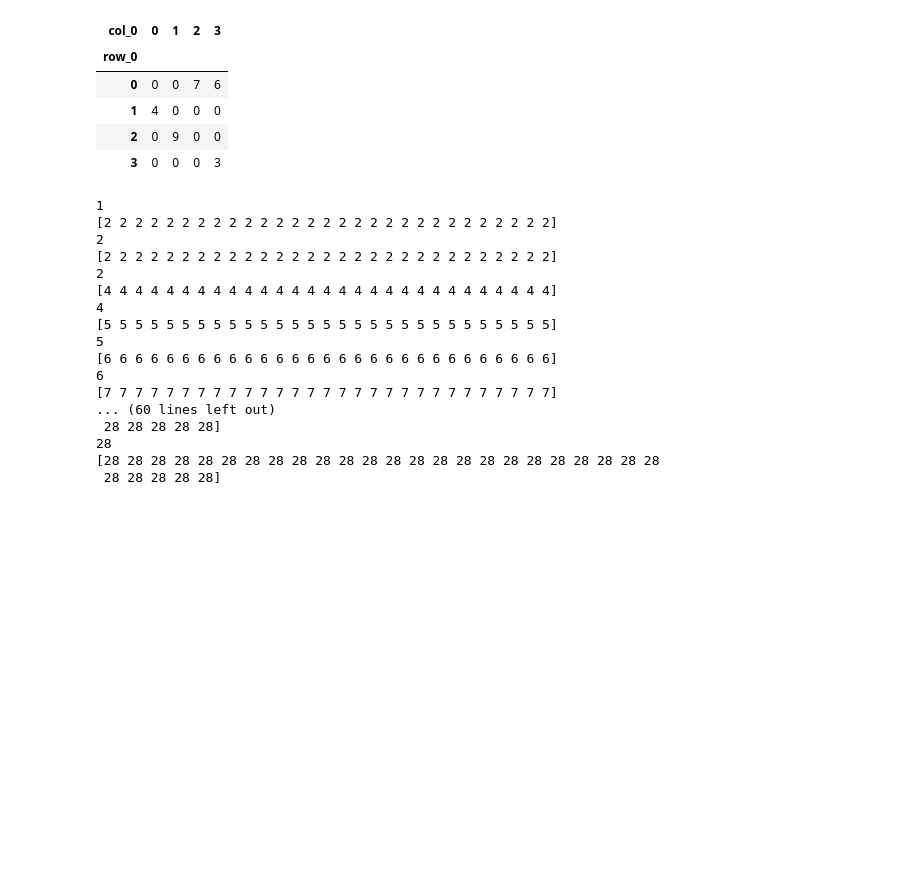
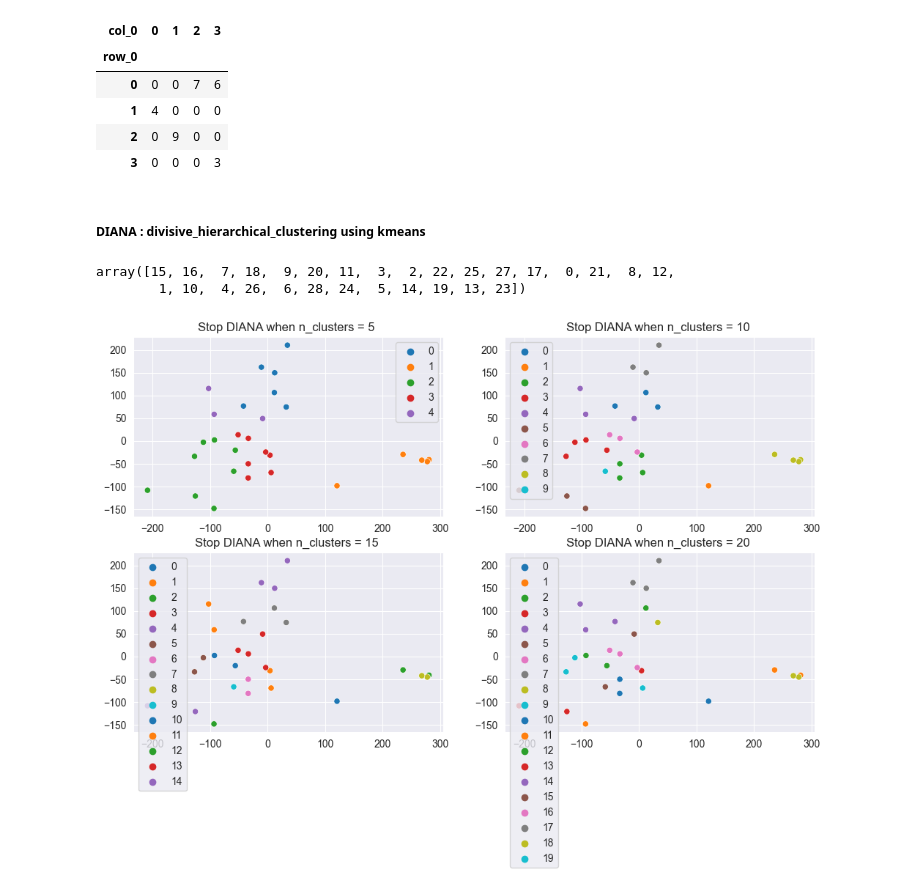
Before and after one commit to zak-soussi/DataMining, a Jupyter notebook: TP4/TP4.ipynb, the cells around one changed output. Drawn from its saved outputs; the diff is of its cells as text; code cells hidden in the pictures; blank space fills up the shorter version.

Commit message:
Diana : divisive_hierarchical_clustering using kmeans finalized

```diff
--- a/TP4/TP4.ipynb
+++ b/TP4/TP4.ipynb
@@ -202,52 +202,51 @@ pd.crosstab(fromage_cah,groupes_cah - 1)
 | 1 | 4 | 0 | 0 | 0 |
 | 2 | 0 | 9 | 0 | 0 |
 | 3 | 0 | 0 | 0 | 3 |
+# %% [markdown]
+##### DIANA : divisive_hierarchical_clustering using kmeans
 # %%
 def divisive_hierarchical_clustering_kmeans(data, n_clusters):
-    # Initially, consider all points as one cluster
-    kmeans = KMeans(n_clusters=1).fit(data)
-    labels = kmeans.labels_ + 1
+
+    labels = np.zeros(len(data)).astype(int)
     current_num_clusters = 1
-    next_value = 2
+    next_value = 1
 
     while current_num_clusters < n_clusters:
-        max_cluster = np.argmax(np.bincount(labels))  # Find the cluster with the most points
-        print(max_cluster)
-        mask = labels == max_cluster  # Create a mask for the selected cluster
-        sub_data = data[mask]  # Subset of data belonging to the selected cluster
+        # Find the cluster with the most points to split
+        max_cluster = np.argmax(np.bincount(labels))
+        mask = labels == max_cluster
+        sub_data = data[mask]
 
-        # Create a new KMeans model for the selected cluster
+        # If n_clusters > data.shape[0]
+        if sub_data.shape[0] == 1:
+            break
+
+        # Perform k-means clustering with k=2 on the selected cluster
         kmeans = KMeans(n_clusters=2).fit(sub_data)
         sub_labels = kmeans.labels_
 
-        # Update labels to reflect the clustering of the selected cluster
-        for i in range(len(sub_data)):
-            if sub_labels[i] == 0:
-                labels[i] = max_cluster # Update labels with new cluster labels
-            else:
-                labels[i] = next_value
+        # Update labels for the new clusters
+        labels[mask] = np.where(sub_labels == 0, max_cluster, next_value)
+
 
         next_value += 1
-        current_num_clusters += 1  # Update the number of clusters
-        print(labels)
+        current_num_clusters += 1
+
     return labels
 
-clustered = divisive_hierarchical_clustering_kmeans(fromage,fromage.shape[0])
+diana = divisive_hierarchical_clustering_kmeans(fromage, fromage.shape[0])
+diana
 # %% [output]
-1
-[2 2 2 2 2 2 2 2 2 2 2 2 2 2 2 2 2 2 2 2 2 2 2 2 2 2 2 2 2]
-2
-[2 2 2 2 2 2 2 2 2 2 2 2 2 2 2 2 2 2 2 2 2 2 2 2 2 2 2 2 2]
-2
-[4 4 4 4 4 4 4 4 4 4 4 4 4 4 4 4 4 4 4 4 4 4 4 4 4 4 4 4 4]
-4
-[5 5 5 5 5 5 5 5 5 5 5 5 5 5 5 5 5 5 5 5 5 5 5 5 5 5 5 5 5]
-5
-[6 6 6 6 6 6 6 6 6 6 6 6 6 6 6 6 6 6 6 6 6 6 6 6 6 6 6 6 6]
-6
-[7 7 7 7 7 7 7 7 7 7 7 7 7 7 7 7 7 7 7 7 7 7 7 7 7 7 7 7 7]
-... (60 lines left out)
- 28 28 28 28 28]
-28
-[28 28 28 28 28 28 28 28 28 28 28 28 28 28 28 28 28 28 28 28 28 28 28 28
- 28 28 28 28 28]
+array([15, 16,  7, 18,  9, 20, 11,  3,  2, 22, 25, 27, 17,  0, 21,  8, 12,
+        1, 10,  4, 26,  6, 28, 24,  5, 14, 19, 13, 23])
+# %%
+plt.figure(figsize=(12,7))
+for k in range(2, 6):
+    diana = divisive_hierarchical_clustering_kmeans(fromage, 5*(k-1))
+    plt.subplot(2, 2, k - 1)
+    dim_red = PCA(n_components=2)
+    reducted_fromage = dim_red.fit_transform(fromage)
+    sns.scatterplot(x=reducted_fromage[:, 0], y=reducted_fromage[:, 1], hue=diana,palette='tab10')
+    plt.title(f"Stop DIANA when n_clusters = {(5*(k-1))} ")
+# %% [output]
+[figure, added]
```
Also changed, not shown: parts of 2 cells of this notebook.
